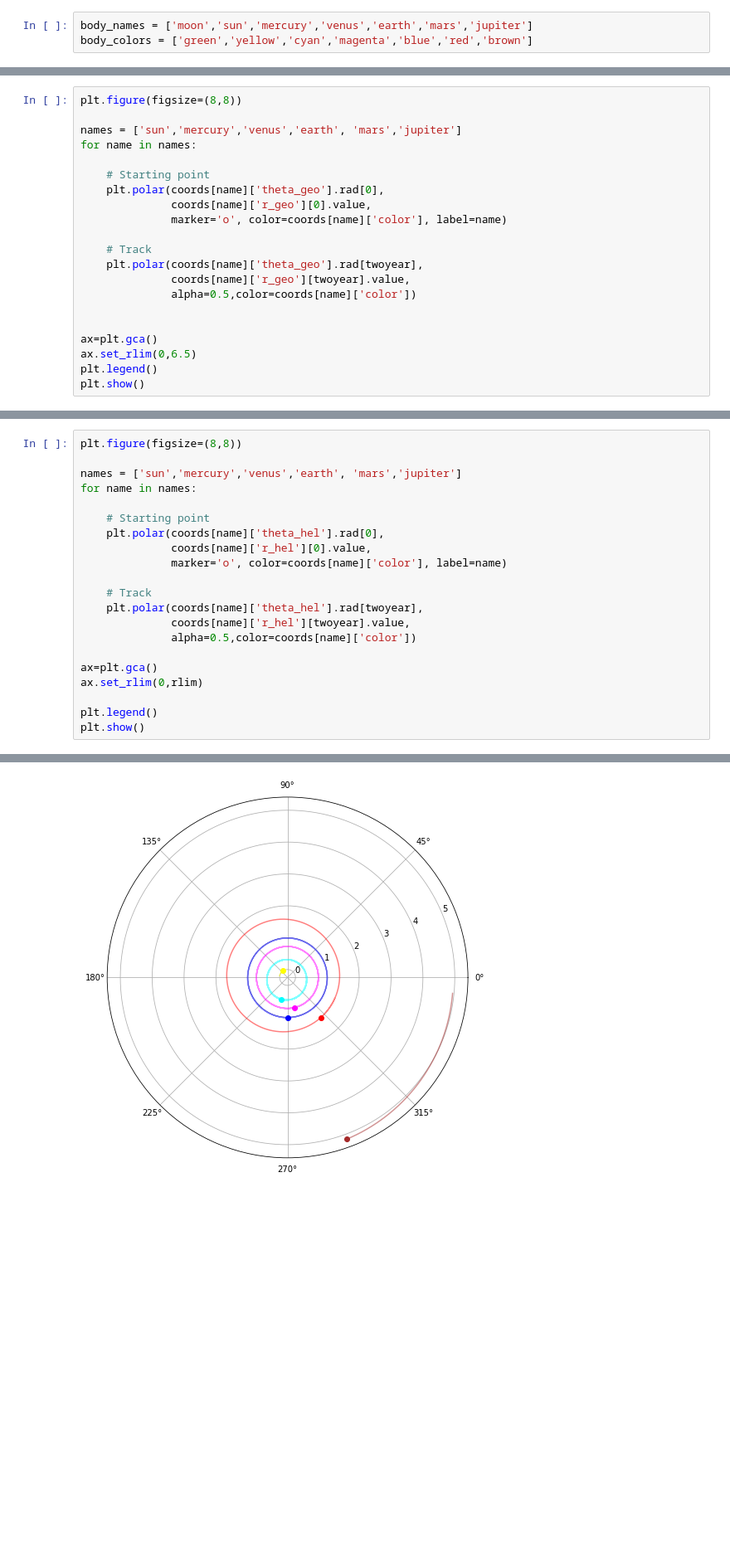
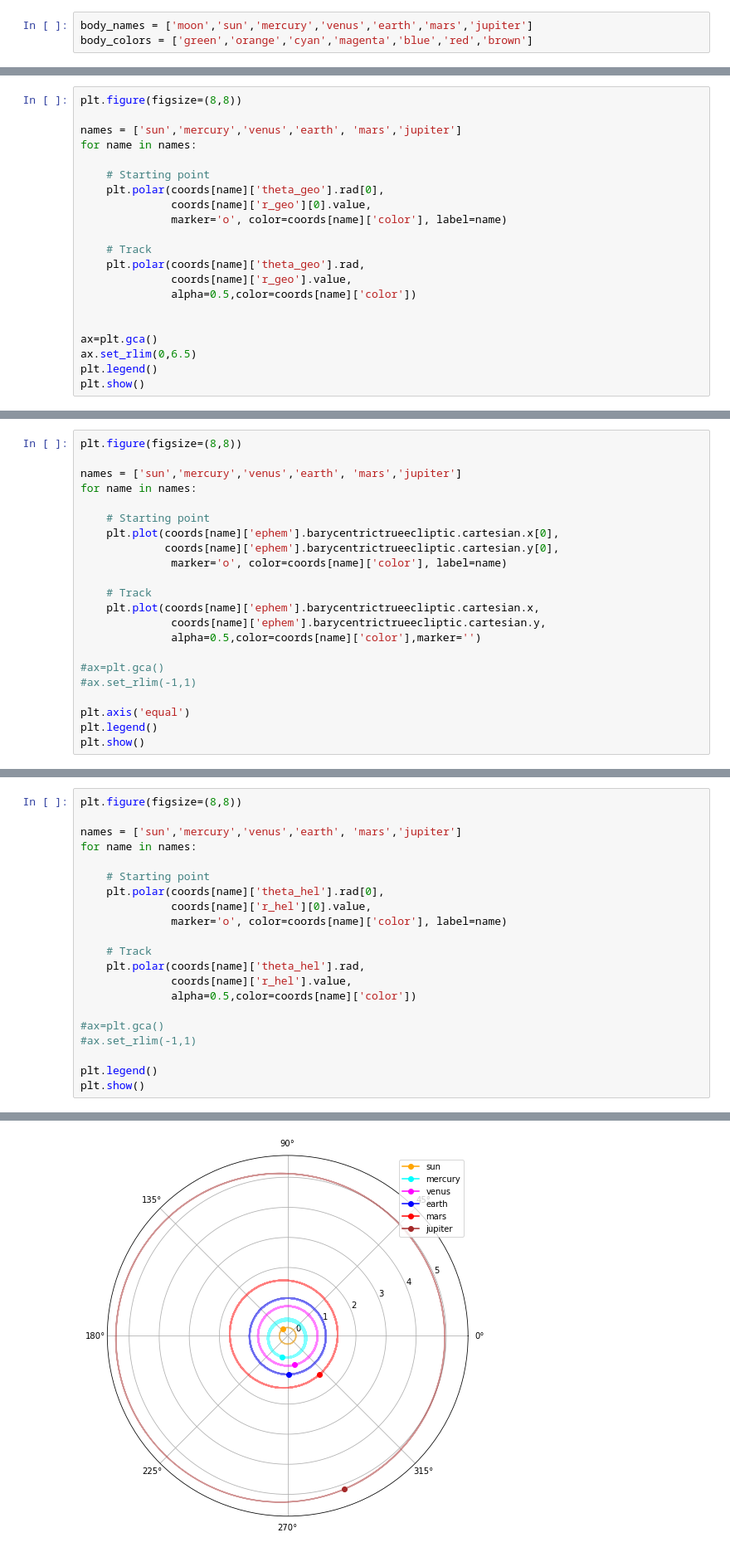
Before and after one commit to jaguirre/ASTR250CourseMaterial, a Jupyter notebook: AModelOfPlanetaryOrbits/Orrery.ipynb, the cells around one changed output, grey strips where cells are left out. Shown: that part at 83% size. Saved outputs shown, nothing was run; the diff lists cells and outputs as text; blank space fills up the shorter version.

```diff
--- a/AModelOfPlanetaryOrbits/Orrery.ipynb
+++ b/AModelOfPlanetaryOrbits/Orrery.ipynb
@@ -45,7 +46,7 @@ def BodyPolarCoords(body, times):
             'ephem':body_ephem}
 # %%
 body_names = ['moon','sun','mercury','venus','earth','mars','jupiter']
-body_colors = ['green','yellow','cyan','magenta','blue','red','brown']
+body_colors = ['green','orange','cyan','magenta','blue','red','brown']
 # %%
 %%time
 coords = {}
@@ -90,8 +106,8 @@ for name in names:
               marker='o', color=coords[name]['color'], label=name)
 
     # Track
-    plt.polar(coords[name]['theta_geo'].rad[twoyear],
-              coords[name]['r_geo'][twoyear].value,
+    plt.polar(coords[name]['theta_geo'].rad,
+              coords[name]['r_geo'].value,
               alpha=0.5,color=coords[name]['color'])
 
 
@@ -103,0 +124,22 @@ plt.show()
+# %%
+plt.figure(figsize=(8,8))
+
+names = ['sun','mercury','venus','earth', 'mars','jupiter']
+for name in names:
+
+    # Starting point
+    plt.plot(coords[name]['ephem'].barycentrictrueecliptic.cartesian.x[0],
+             coords[name]['ephem'].barycentrictrueecliptic.cartesian.y[0],
+              marker='o', color=coords[name]['color'], label=name)
+
+    # Track
+    plt.plot(coords[name]['ephem'].barycentrictrueecliptic.cartesian.x,
+              coords[name]['ephem'].barycentrictrueecliptic.cartesian.y,
+              alpha=0.5,color=coords[name]['color'],marker='')
+
+#ax=plt.gca()
+#ax.set_rlim(-1,1)
+
+plt.axis('equal')
+plt.legend()
+plt.show()
@@ -113,12 +167,12 @@ for name in names:
               marker='o', color=coords[name]['color'], label=name)
 
     # Track
-    plt.polar(coords[name]['theta_hel'].rad[twoyear],
-              coords[name]['r_hel'][twoyear].value,
+    plt.polar(coords[name]['theta_hel'].rad,
+              coords[name]['r_hel'].value,
               alpha=0.5,color=coords[name]['color'])
 
-ax=plt.gca()
-ax.set_rlim(0,rlim)
+#ax=plt.gca()
+#ax.set_rlim(-1,1)
 
 plt.legend()
 plt.show()
@@ -127,4 +180,4 @@ NameError: name 'rlim' is not defined
-[figure, old version]
+[figure, new version]
 # %%
 def Orrery(i, dirname = '', heliocentric=True, rlim=6.5):
 
```
Also changed, not shown: parts of 14 cells of this notebook.
